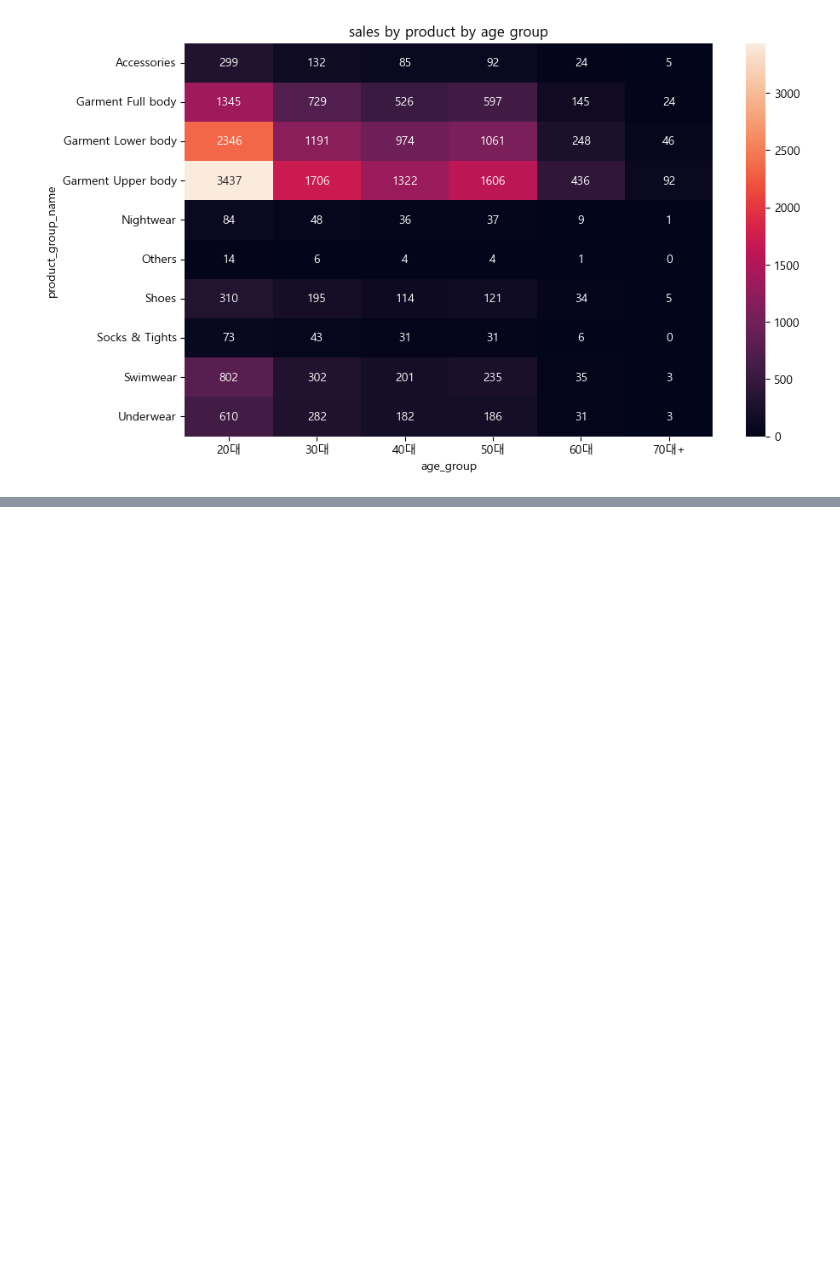
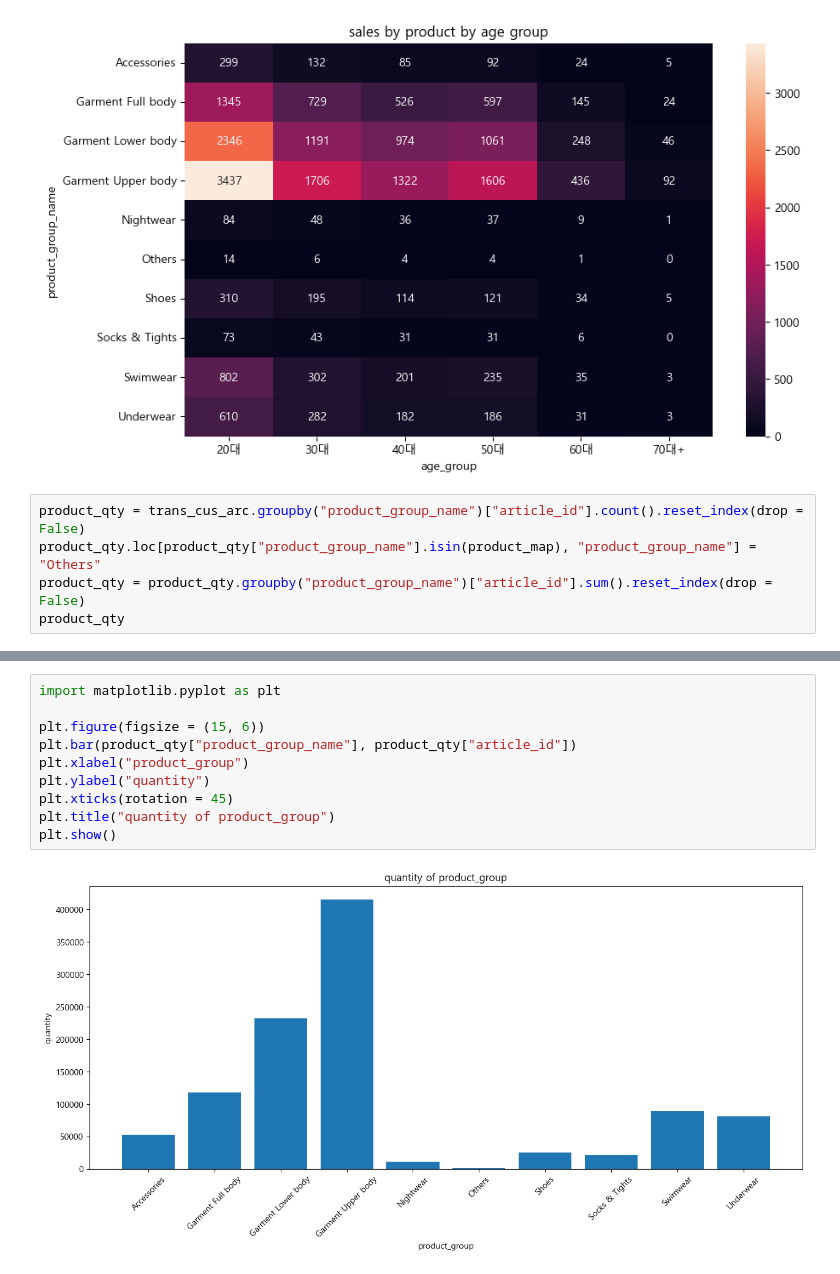
Before and after one commit to KyungminChang/4team-commerce-first-project, a Jupyter notebook: test.ipynb, the cells around one changed output, grey strips where cells are left out. Saved outputs shown, nothing was run; the diff lists cells and outputs as text; blank space fills up the shorter version.

```diff
--- a/test.ipynb
+++ b/test.ipynb
@@ -429,3 +468,8 @@ plt.title("sales by product by age group")
 plt.show()
 # %% [output]
 [figure]
+# %%
+product_qty = trans_cus_arc.groupby("product_group_name")["article_id"].count().reset_index(drop = False)
+product_qty.loc[product_qty["product_group_name"].isin(product_map), "product_group_name"] = "Others"
+product_qty = product_qty.groupby("product_group_name")["article_id"].sum().reset_index(drop = False)
+product_qty
@@ -431,0 +488,12 @@ plt.show()
+# %%
+import matplotlib.pyplot as plt
+
+plt.figure(figsize = (15, 6))
+plt.bar(product_qty["product_group_name"], product_qty["article_id"])
+plt.xlabel("product_group")
+plt.ylabel("quantity")
+plt.xticks(rotation = 45)
+plt.title("quantity of product_group")
+plt.show()
+# %% [output]
+[figure, added]
```
Also changed, not shown: parts of 10 cells of this notebook.
